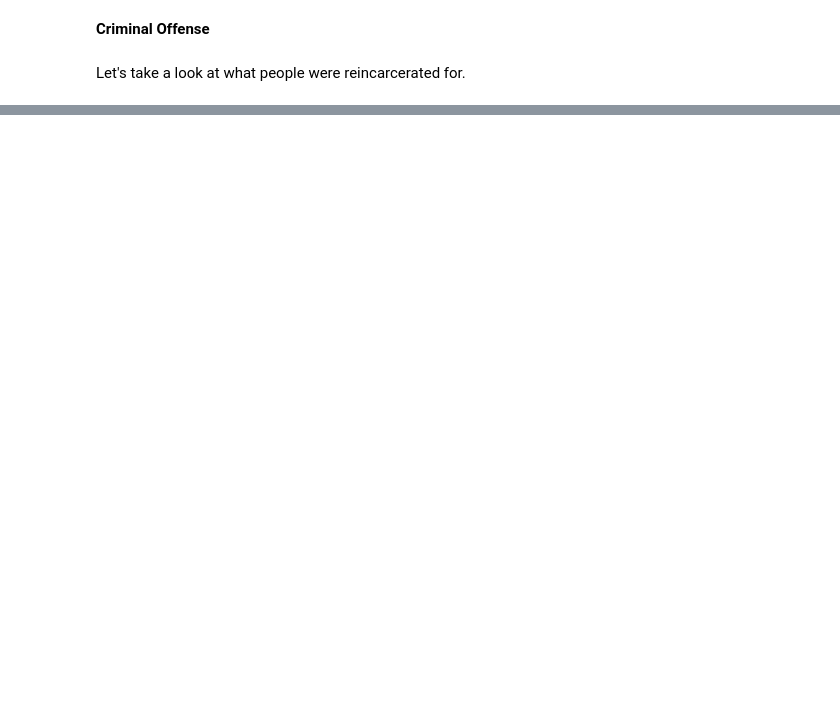
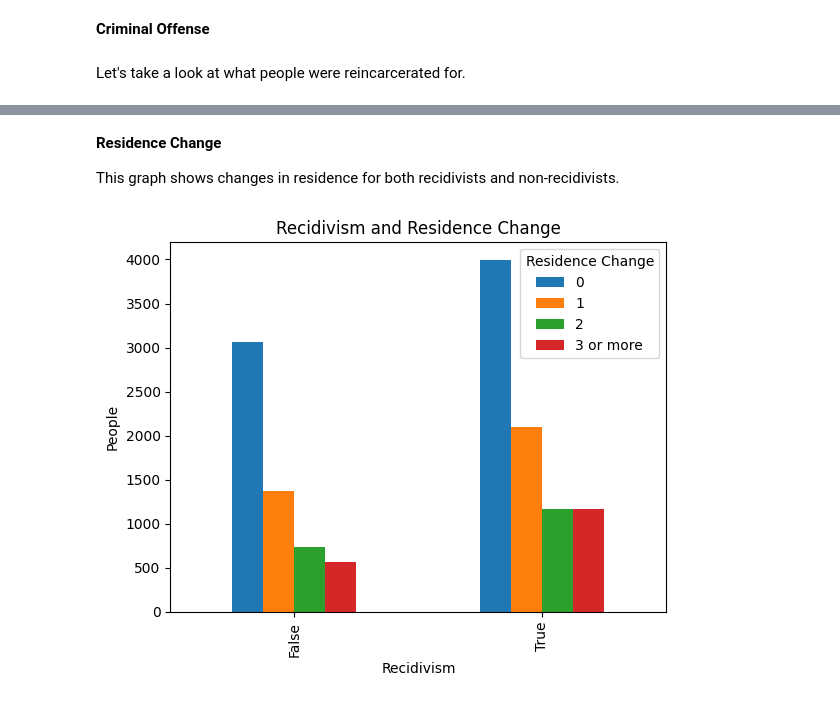
Before and after one commit to Charles-OBert/Recidivism, a Jupyter notebook: Recidivism.ipynb, the cells around one changed output, grey strips where cells are left out. Saved outputs shown, nothing was run; the diff lists cells and outputs as text; code cells hidden in the pictures; blank space fills up the shorter version.

```diff
--- a/Recidivism.ipynb
+++ b/Recidivism.ipynb
@@ -185,0 +165,15 @@ The independent variable will be Education, Employment, and Prison Offense. The
+# %% [markdown]
+**Residence Change**
+
+This graph shows changes in residence for both recidivists and non-recidivists.
+# %%
+res_change = rec.groupby('Recidivism_Within_3years')['Residence_Changes'].value_counts().unstack()
+res_change.plot.bar()
+plt.title('Recidivism and Residence Change')
+plt.xlabel('Recidivism')
+plt.ylabel('People')
+plt.xticks([0, 1], ['False', 'True'])
+plt.legend(title='Residence Change')
+plt.show()
+# %% [output]
+[figure, added]
```
Also changed, not shown: parts of 36 cells of this notebook, 1 other file.
